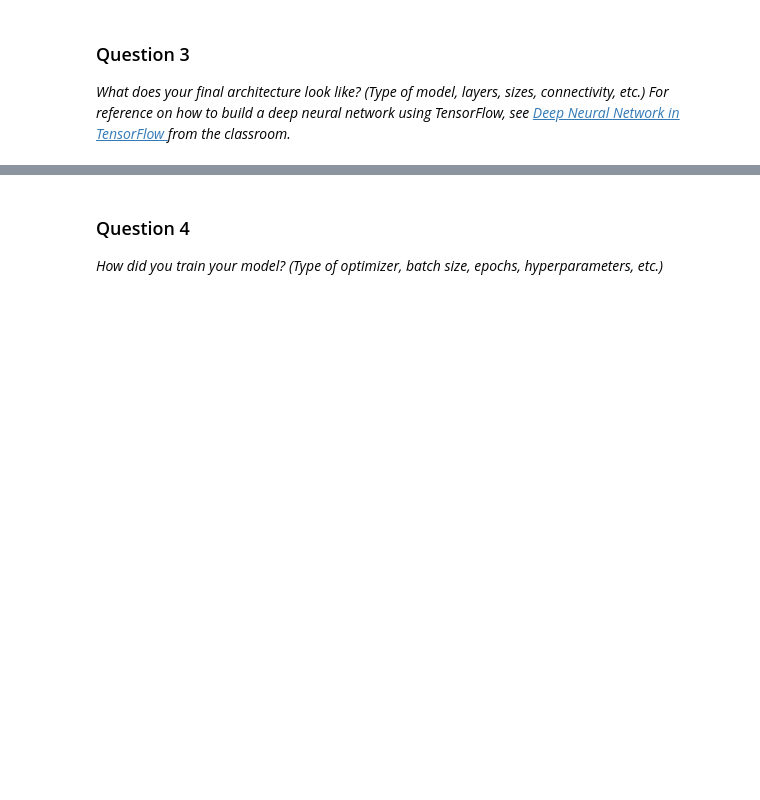
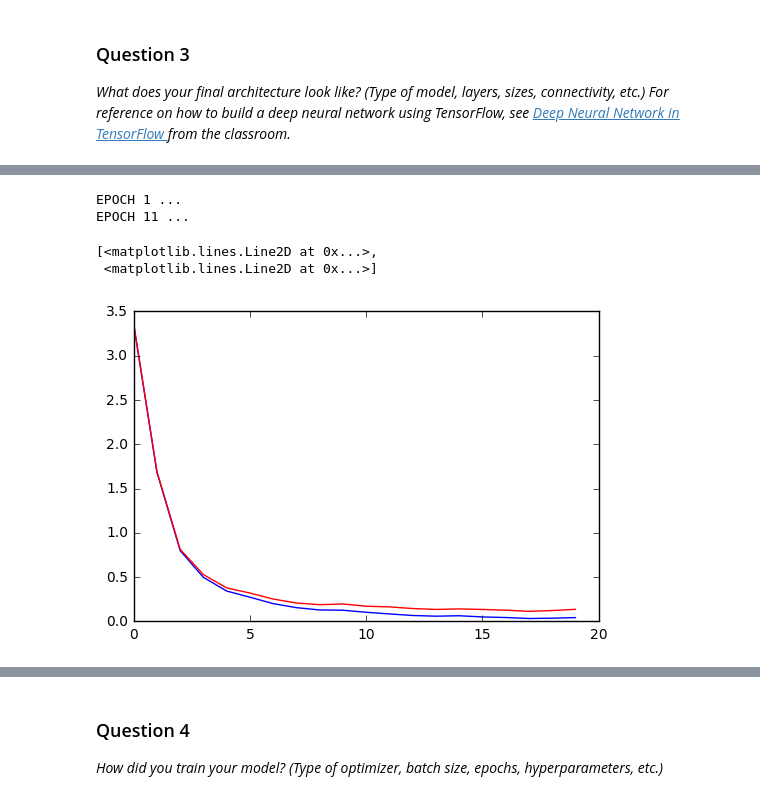
Before and after one commit to apereiral/CarND-Traffic-Sign-Classifier-Project, a Jupyter notebook: Traffic_Sign_Classifier.ipynb, the cells around one changed output, grey strips where cells are left out. Drawn from its saved outputs; the diff is of its cells as text; code cells hidden in the pictures; blank space fills up the shorter version.

```diff
--- a/Traffic_Sign_Classifier.ipynb
+++ b/Traffic_Sign_Classifier.ipynb
@@ -489,14 +564,13 @@ accuracy_op = tf.reduce_mean(tf.cast(correct_prediction, tf.float32))
 # %%
+### Given a dataset as input returns the loss and accuracy.
+
 def evaluate(X_data, y_data):
-    X_data = preprocess(X_data)
-    X_data = np.reshape(X_data, (X_data.shape[0], X_data.shape[1], X_data.shape[2], 1))
-    lb = LabelBinarizer()
-    y_data = lb.fit_transform(y_data)
     num_examples = len(X_data)
-    total_accuracy = 0
+    total_acc, total_loss = 0, 0
     sess = tf.get_default_session()
     for offset in range(0, num_examples, BATCH_SIZE):
         batch_x, batch_y = X_data[offset:offset+BATCH_SIZE], y_data[offset:offset+BATCH_SIZE]
-        accuracy = sess.run(accuracy_op, feed_dict={x: batch_x, y: batch_y})
-        total_accuracy += (accuracy * len(batch_x))
-    return total_accuracy / num_examples
+        loss, acc = sess.run([loss_op, accuracy_op], feed_dict={x: batch_x, y: batch_y, keep_prob: 1.0})
+        total_acc += (acc * batch_x.shape[0])
+        total_loss += (loss * batch_x.shape[0])
+    return total_loss/num_examples, total_acc/num_examples
@@ -539,0 +577,40 @@ Validation Accuracy = 0.018
+# %%
+train_loss_hist = np.zeros(EPOCHS)
+train_acc_hist = np.zeros(EPOCHS)
+val_loss_hist = np.zeros(EPOCHS)
+val_acc_hist = np.zeros(EPOCHS)
+# %%
+with tf.Session() as sess:
+    sess.run(tf.global_variables_initializer())
+
+    # Train model
+    for i in range(EPOCHS):
+
+        X_train, y_train = shuffle(X_train_subset, y_train_subset)
+        num_examples = X_train.shape[0]
+
+        for offset in range(0, num_examples, BATCH_SIZE):
+            end = offset + BATCH_SIZE
+            batch_x, batch_y = X_train[offset:end], y_train[offset:end]
+            sess.run(train_op, feed_dict={x: batch_x, y: batch_y, keep_prob: 0.5})
+
+        if i%10 == 0:
+            print("EPOCH {} ...".format(i+1))
+        train_loss, train_acc = evaluate(X_train, y_train)
+        train_loss_hist[i] = train_loss
+        train_acc_hist[i] = train_acc
+        #print("Train loss = {:.3f}".format(train_loss))
+        #print("Train accuracy = {:.3f}".format(train_acc))
+        val_loss, val_acc = evaluate(X_val_subset, y_val_subset)
+        val_loss_hist[i] = val_loss
+        val_acc_hist[i] = val_acc
+        #print("Validation loss = {:.3f}".format(val_loss))
+        #print("Validation accuracy = {:.3f}".format(val_acc))
+        #print()
+plt.plot(train_loss_hist, 'b', val_loss_hist, 'r')
+# %% [output]
+EPOCH 1 ...
+EPOCH 11 ...
+[<matplotlib.lines.Line2D at 0x...>,
+ <matplotlib.lines.Line2D at 0x...>]
+[figure, added]
```
Also changed, not shown: parts of 40 cells of this notebook.
